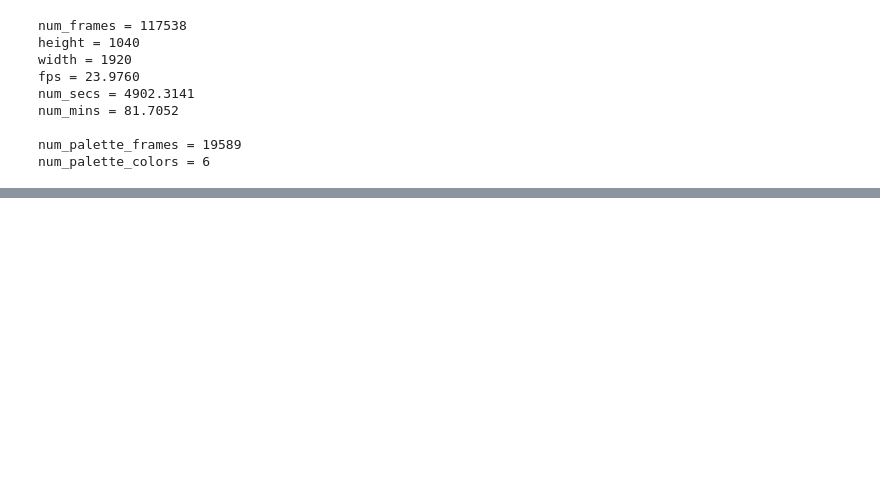
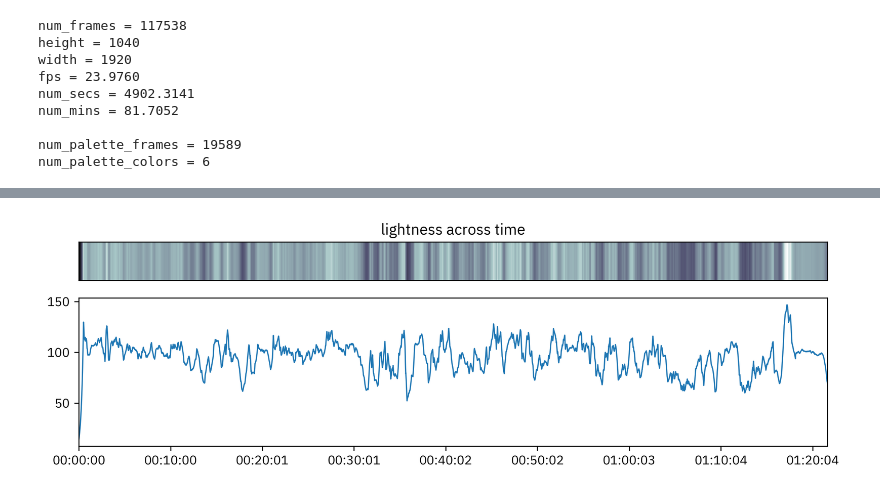
Before and after one commit to chen-siyuan/perfect-blue-eda, a Jupyter notebook: visualize.ipynb, the cells around one changed output, grey strips where cells are left out. Saved outputs shown, nothing was run; the diff lists cells and outputs as text; code cells hidden in the pictures; blank space fills up the shorter version.

Commit message:
Add light and sat

```diff
--- a/visualize.ipynb
+++ b/visualize.ipynb
@@ -31,3 +47,16 @@ num_palette_colors = 6
+# %%
+def smooth(a, *, window_size=240, half_life=None):
+    assert window_size <= len(a)
+
+    if half_life is None:
+        kernel = np.ones(window_size) / window_size
+    else:
+        kernel = np.cumprod(np.full(window_size, 2 ** (-1 / half_life)))[::-1]
+        kernel /= kernel.sum()
+
+    a = np.convolve(a, kernel, mode="same")
+
+    return a
 # %%
 frame_idx = 66_000
 
@@ -72,0 +103,24 @@ plt.show()
+# %%
+p = palette
+p = cv.cvtColor(p, cv.COLOR_BGR2HLS)[..., 1].mean(axis=1)
+p = smooth(p, half_life=4 * 10)
+p2 = np.broadcast_to(p[np.newaxis, :], (1000, len(palette))).astype(np.uint8)
+
+fig, axes = plt.subplots(2, 1, figsize=(9, 3), height_ratios=[1, 2])
+
+axes[0].set_title("lightness across time")
+# axes[0].set_xticks(p_frame_idxs)
+# axes[0].set_xticklabels(timestamps)
+axes[0].set_xticks([])
+axes[0].set_yticks([])
+axes[0].imshow(p2, cmap="bone")
+
+axes[1].set_xlim(0, len(palette))
+axes[1].set_xticks(p_frame_idxs)
+axes[1].set_xticklabels(timestamps)
+axes[1].plot(np.arange(len(palette)), p)
+
+plt.tight_layout()
+plt.show()
+# %% [output]
+[figure, added]
```
Also changed, not shown: parts of 5 cells of this notebook, 1 other file.
